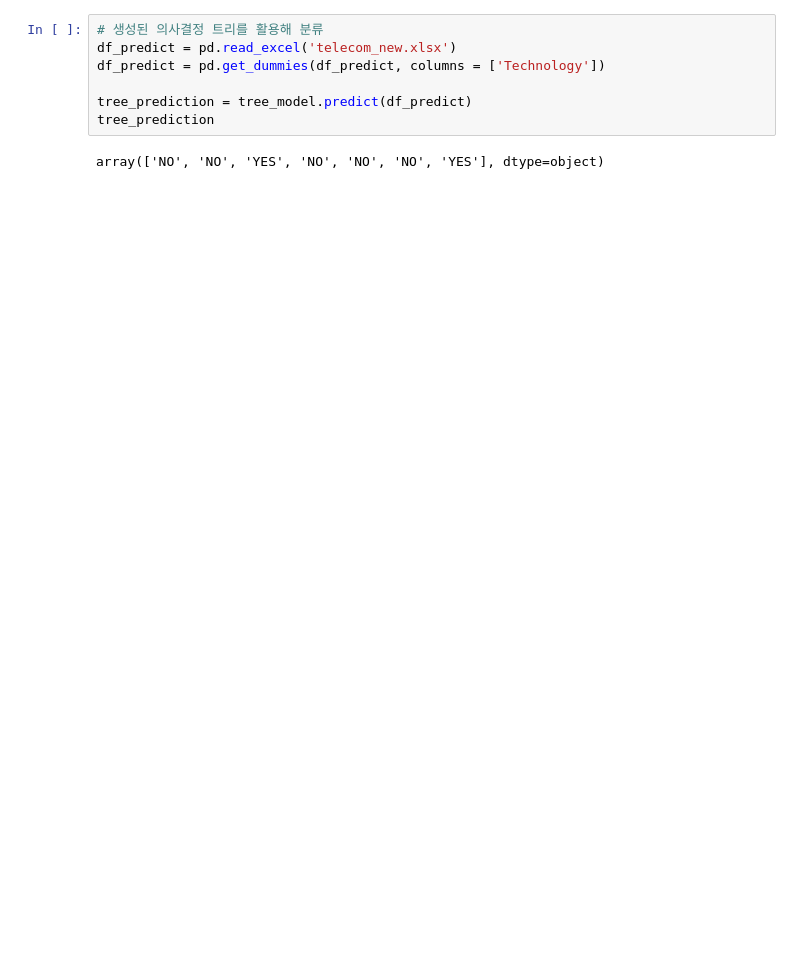
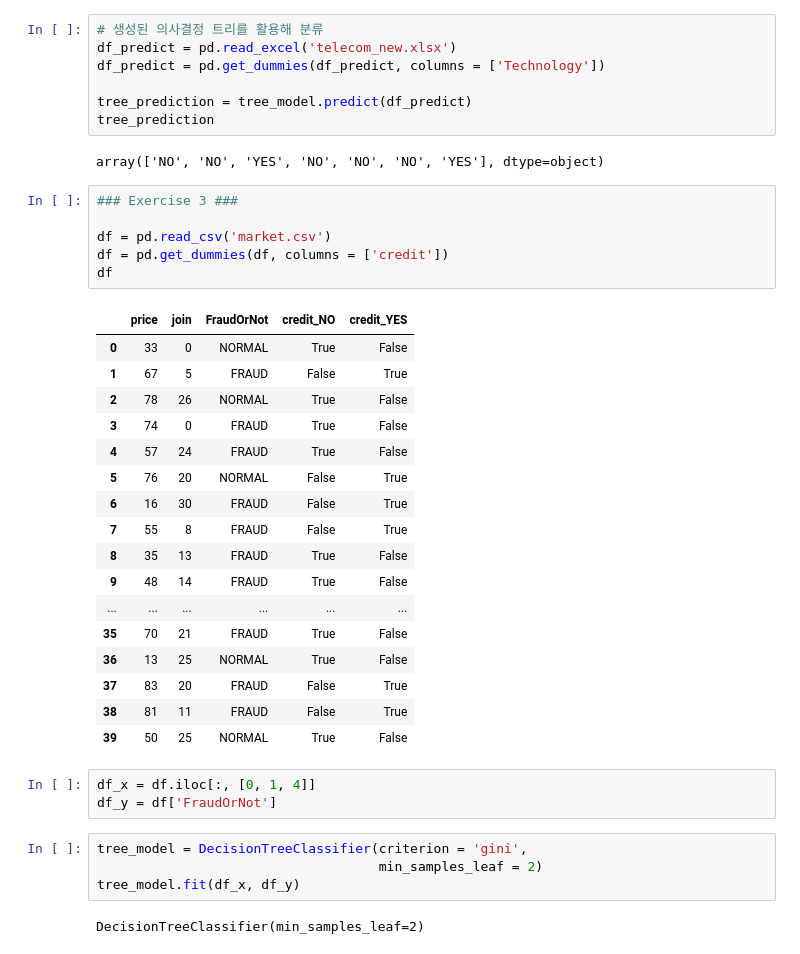
Before and after one commit to Marchbreeze/Data-Science, a Jupyter notebook: week5-2.ipynb, the cells around one changed output. Drawn from its saved outputs; the diff is of its cells as text; blank space fills up the shorter version.

```diff
--- a/week5-2.ipynb
+++ b/week5-2.ipynb
@@ -45,3 +45,36 @@ tree_prediction = tree_model.predict(df_predict)
 tree_prediction
 # %% [output]
 array(['NO', 'NO', 'YES', 'NO', 'NO', 'NO', 'YES'], dtype=object)
+# %%
+### Exercise 3 ###
+
+df = pd.read_csv('market.csv')
+df = pd.get_dummies(df, columns = ['credit'])
+df
+# %% [output]
+|  | price | join | FraudOrNot | credit_NO | credit_YES |
+| 0 | 33 | 0 | NORMAL | True | False |
+| 1 | 67 | 5 | FRAUD | False | True |
+| 2 | 78 | 26 | NORMAL | True | False |
+| 3 | 74 | 0 | FRAUD | True | False |
+| 4 | 57 | 24 | FRAUD | True | False |
+| 5 | 76 | 20 | NORMAL | False | True |
+| 6 | 16 | 30 | FRAUD | False | True |
+| 7 | 55 | 8 | FRAUD | False | True |
+| 8 | 35 | 13 | FRAUD | True | False |
+| 9 | 48 | 14 | FRAUD | True | False |
+| ... | ... | ... | ... | ... | ... |
+| 35 | 70 | 21 | FRAUD | True | False |
+| 36 | 13 | 25 | NORMAL | True | False |
+| 37 | 83 | 20 | FRAUD | False | True |
+| 38 | 81 | 11 | FRAUD | False | True |
+| 39 | 50 | 25 | NORMAL | True | False |
+# %%
+df_x = df.iloc[:, [0, 1, 4]]
+df_y = df['FraudOrNot']
+# %%
+tree_model = DecisionTreeClassifier(criterion = 'gini',
+                                    min_samples_leaf = 2)
+tree_model.fit(df_x, df_y)
+# %% [output]
+DecisionTreeClassifier(min_samples_leaf=2)
```
Also changed, not shown: parts of 1 cell of this notebook.
